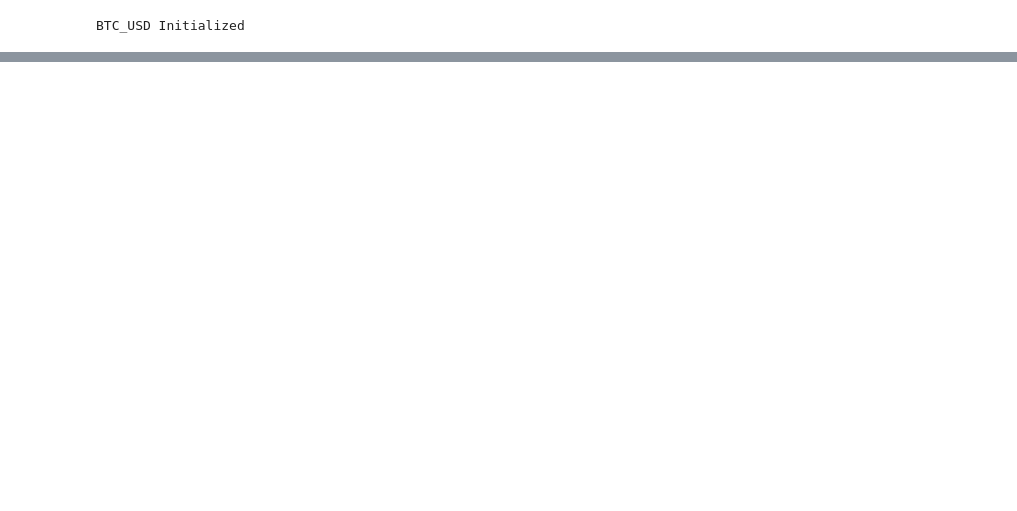
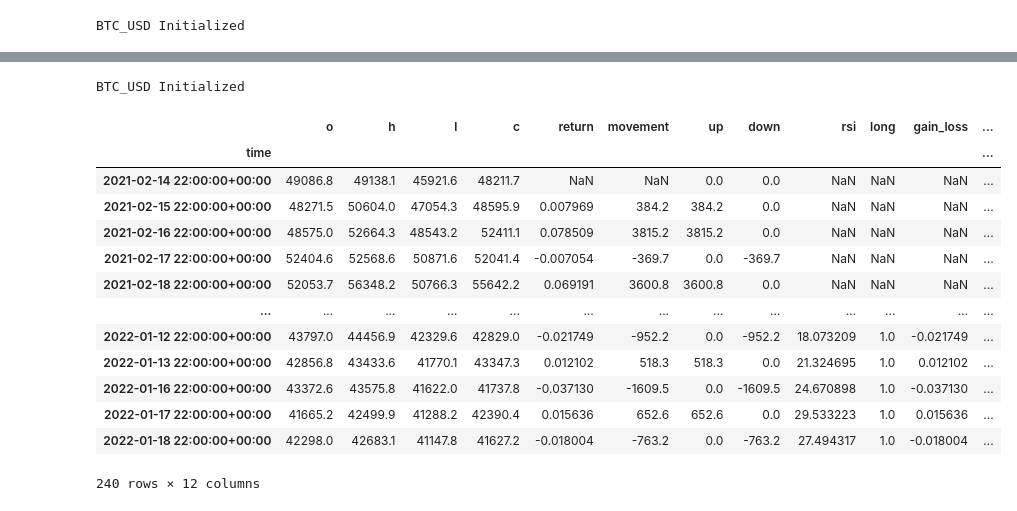
Before and after one commit to misumis/algo_trading, a Jupyter notebook: index.ipynb, the cells around one changed output, grey strips where cells are left out. Saved outputs shown, nothing was run; the diff lists cells and outputs as text; code cells hidden in the pictures; blank space fills up the shorter version.

Commit message:
Introduced momentum strategy init

```diff
--- a/index.ipynb
+++ b/index.ipynb
@@ -102,0 +79,57 @@ GOOG.tail()
+# %%
+class MomentumStrategy(InstrumentHandler):
+    def __init__(self, instrument, window_length = 14, **kwargs):
+        super(MomentumStrategy, self).__init__(instrument, **kwargs)
+        self.window_length = window_length # default value set on 14
+        self.__count_returns()
+        self.__define_movement()
+        self.__calculate_rsi()
+        self.__count_total()
+
+    def __count_returns(self):
+        self.data['return'] = self.data['c'].pct_change()
+
+    def __define_movement(self):
+        self.data['movement'] = self.data['c'] - self.data['c'].shift(1)
+        self.data['up'] = np.where((self.data['movement'] > 0) ,self.data['movement'],0)
+        self.data['down'] = np.where((self.data['movement'] < 0) ,self.data['movement'],0)
+
+    def __calculate_rsi(self):
+        #calculate moving average of the last 14 days  gains
+        up = self.data['up'].rolling(self.window_length).mean()
+        #calculate moving average of the last 14 days  losses
+        down = self.data['down'].abs().rolling(self.window_length).mean()
+
+        RS = up / down
+        self.data['rsi'] = 100.0 - (100.0 / (1.0 + RS))
+
+    def __count_total(self):
+        self.data['long'] = np.where((self.data['rsi'] < 30),1,np.nan)
+        self.data['long'] = np.where((self.data['rsi'] > 70),0,self.data['long'])
+
+        self.data['long'].ffill(inplace=True)
+
+        self.data['gain_loss'] = self.data['long'].shift(1) * self.data['return']
+
+        self.data['total'] =  self.data['gain_loss'].cumsum()
+# %%
+eur_usd_momentum = MomentumStrategy("BTC_USD")
+# %% [output]
+BTC_USD Initialized
+# %%
+eur_usd_momentum.data
+# %% [output]
+|  | o | h | l | c | return | movement | up | down | rsi | long | gain_loss | ... |
+| time |  |  |  |  |  |  |  |  |  |  |  | ... |
+| 2021-02-14 22:00:00+00:00 | 49086.8 | 49138.1 | 45921.6 | 48211.7 | NaN | NaN | 0.0 | 0.0 | NaN | NaN | NaN | ... |
+| 2021-02-15 22:00:00+00:00 | 48271.5 | 50604.0 | 47054.3 | 48595.9 | 0.007969 | 384.2 | 384.2 | 0.0 | NaN | NaN | NaN | ... |
+| 2021-02-16 22:00:00+00:00 | 48575.0 | 52664.3 | 48543.2 | 52411.1 | 0.078509 | 3815.2 | 3815.2 | 0.0 | NaN | NaN | NaN | ... |
+| 2021-02-17 22:00:00+00:00 | 52404.6 | 52568.6 | 50871.6 | 52041.4 | -0.007054 | -369.7 | 0.0 | -369.7 | NaN | NaN | NaN | ... |
+| 2021-02-18 22:00:00+00:00 | 52053.7 | 56348.2 | 50766.3 | 55642.2 | 0.069191 | 3600.8 | 3600.8 | 0.0 | NaN | NaN | NaN | ... |
+| ... | ... | ... | ... | ... | ... | ... | ... | ... | ... | ... | ... | ... |
+| 2022-01-12 22:00:00+00:00 | 43797.0 | 44456.9 | 42329.6 | 42829.0 | -0.021749 | -952.2 | 0.0 | -952.2 | 18.073209 | 1.0 | -0.021749 | ... |
+| 2022-01-13 22:00:00+00:00 | 42856.8 | 43433.6 | 41770.1 | 43347.3 | 0.012102 | 518.3 | 518.3 | 0.0 | 21.324695 | 1.0 | 0.012102 | ... |
+| 2022-01-16 22:00:00+00:00 | 43372.6 | 43575.8 | 41622.0 | 41737.8 | -0.037130 | -1609.5 | 0.0 | -1609.5 | 24.670898 | 1.0 | -0.037130 | ... |
+| 2022-01-17 22:00:00+00:00 | 41665.2 | 42499.9 | 41288.2 | 42390.4 | 0.015636 | 652.6 | 652.6 | 0.0 | 29.533223 | 1.0 | 0.015636 | ... |
+| 2022-01-18 22:00:00+00:00 | 42298.0 | 42683.1 | 41147.8 | 41627.2 | -0.018004 | -763.2 | 0.0 | -763.2 | 27.494317 | 1.0 | -0.018004 | ... |
+240 rows × 12 columns
```
Also changed, not shown: parts of 11 cells of this notebook, 2 other files.
